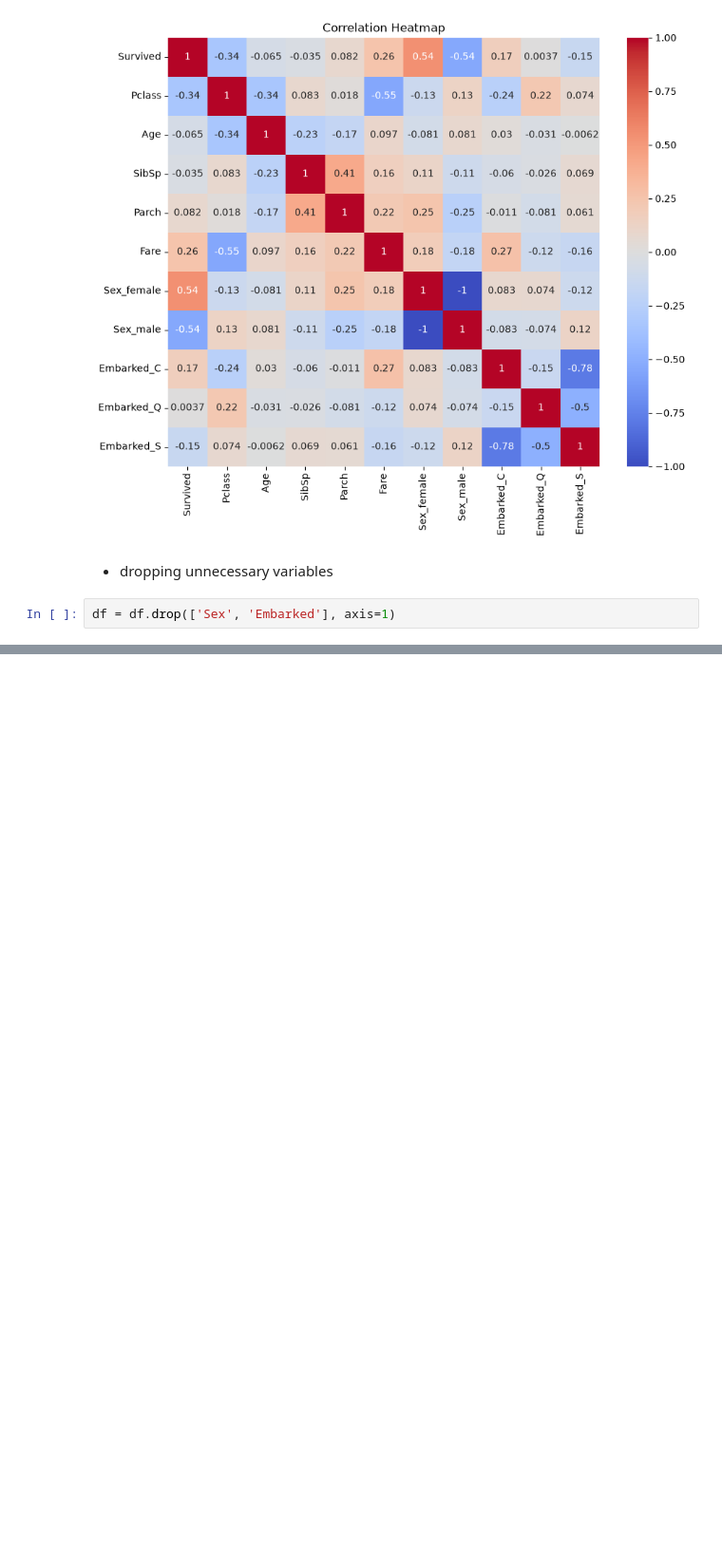
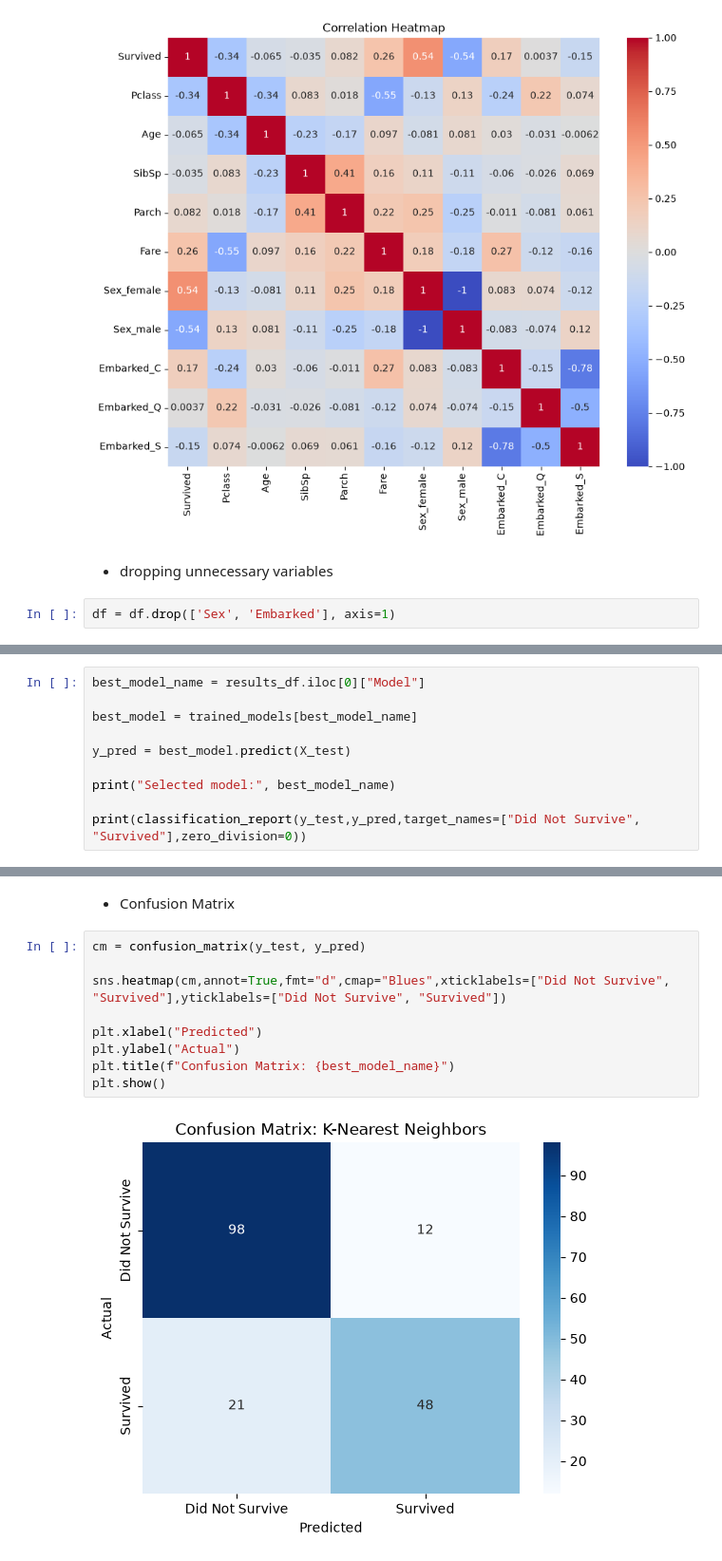
Before and after one commit to 31aykg/Titanic_ML_Preprocessing, a Jupyter notebook: titanic.ipynb, the cells around one changed output, grey strips where cells are left out. Shown at 95% size. Saved outputs shown, nothing was run; the diff lists cells and outputs as text; blank space fills up the shorter version.

```diff
--- a/titanic.ipynb
+++ b/titanic.ipynb
@@ -191,0 +330,10 @@ df = df.drop(['Sex', 'Embarked'], axis=1)
+# %%
+best_model_name = results_df.iloc[0]["Model"]
+
+best_model = trained_models[best_model_name]
+
+y_pred = best_model.predict(X_test)
+
+print("Selected model:", best_model_name)
+
+print(classification_report(y_test,y_pred,target_names=["Did Not Survive", "Survived"],zero_division=0))
@@ -191,0 +350,13 @@ df = df.drop(['Sex', 'Embarked'], axis=1)
+# %% [markdown]
+- Confusion Matrix
+# %%
+cm = confusion_matrix(y_test, y_pred)
+
+sns.heatmap(cm,annot=True,fmt="d",cmap="Blues",xticklabels=["Did Not Survive", "Survived"],yticklabels=["Did Not Survive", "Survived"])
+
+plt.xlabel("Predicted")
+plt.ylabel("Actual")
+plt.title(f"Confusion Matrix: {best_model_name}")
+plt.show()
+# %% [output]
+[figure, added]
```
Also changed, not shown: parts of 16 cells of this notebook.
